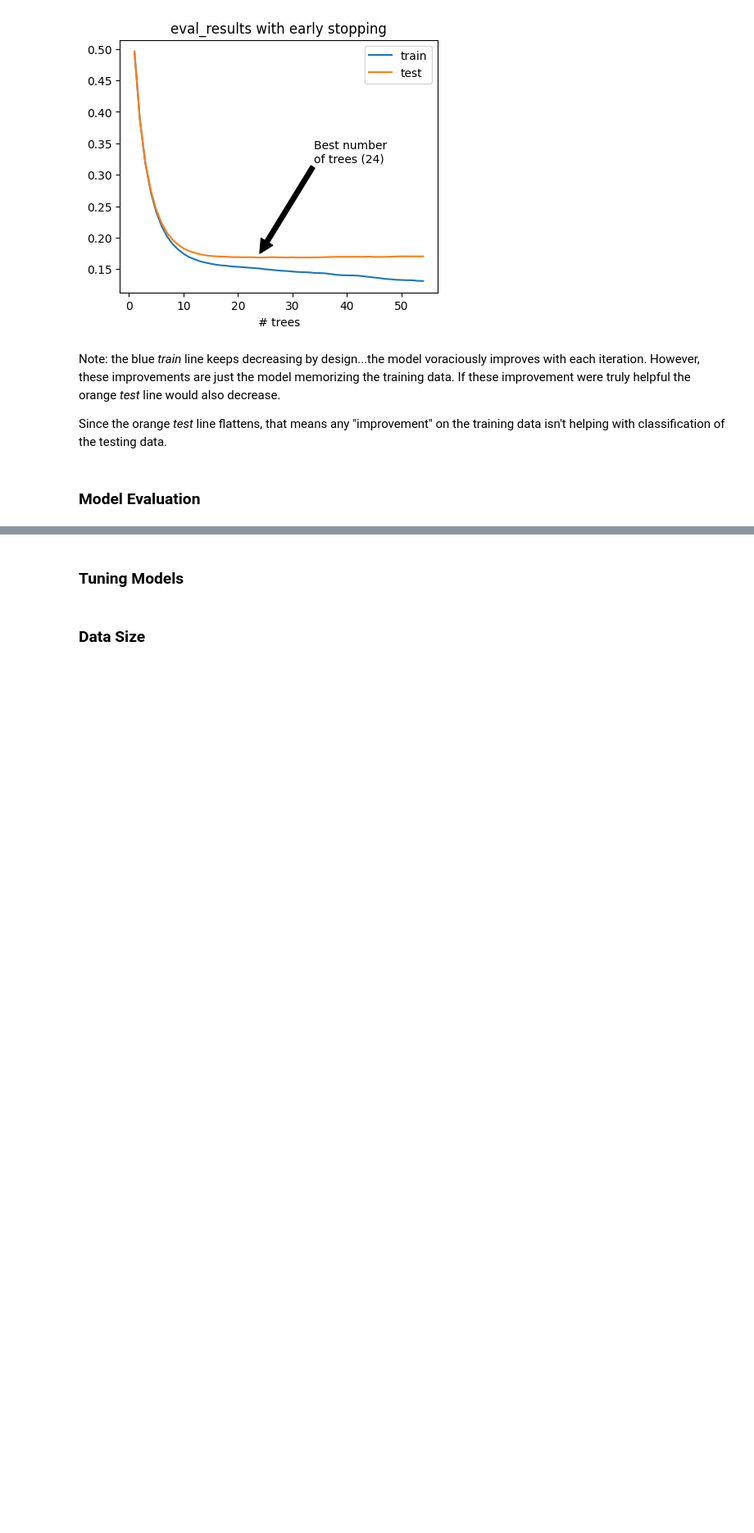
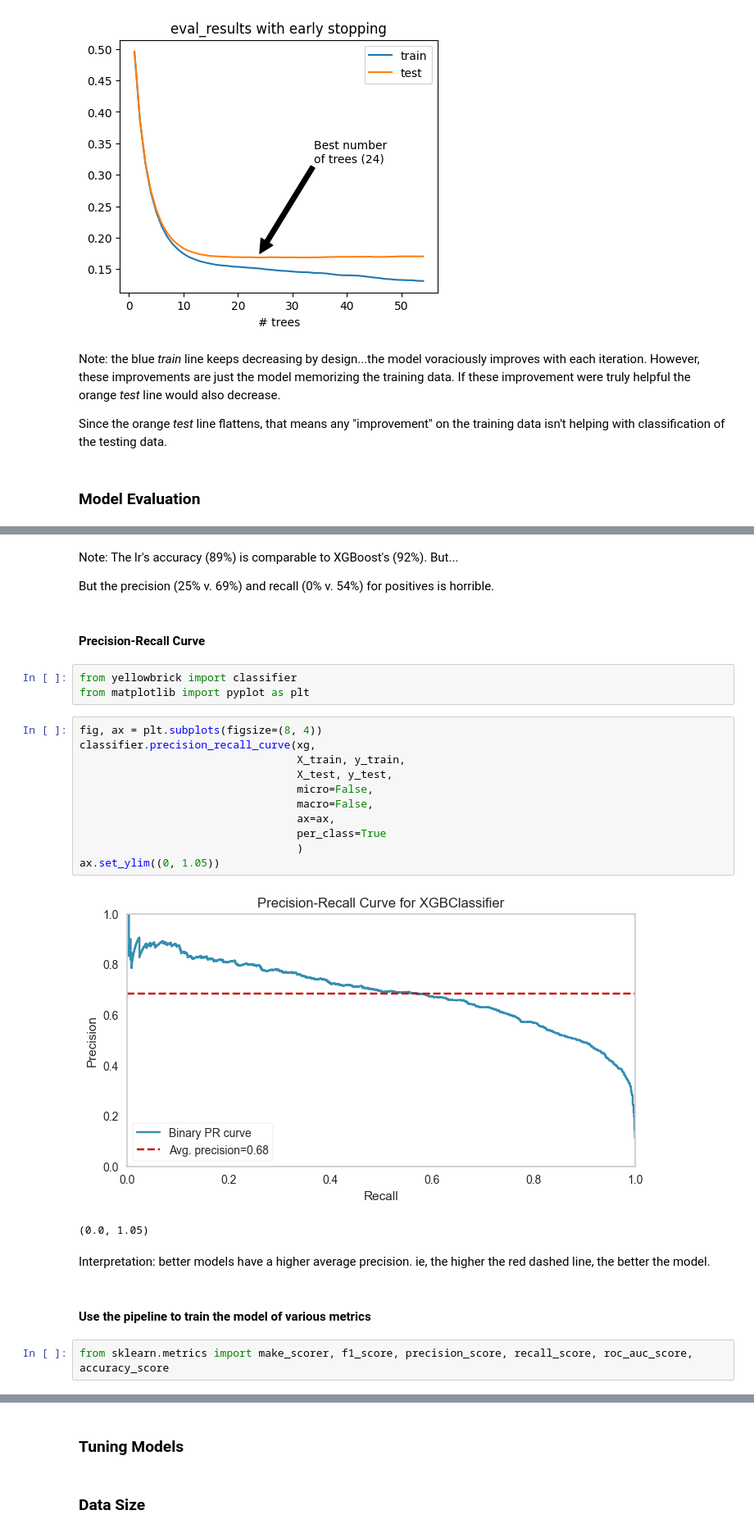
Before and after one commit to hfuhruhurr/effective-xgboost, a Jupyter notebook: dude.ipynb, the cells around one changed output, grey strips where cells are left out. Shown at 82% size. Drawn from its saved outputs; the diff is of its cells as text; blank space fills up the shorter version.

```diff
--- a/dude.ipynb
+++ b/dude.ipynb
@@ -561,0 +710,29 @@ Since the orange _test_ line flattens, that means any "improvement" on the train
+# %% [markdown]
+Note: The lr's accuracy (89%) is comparable to XGBoost's (92%). But...
+
+But the precision (25% v. 69%) and recall (0% v. 54%) for positives is horrible.
+# %% [markdown]
+#### Precision-Recall Curve
+# %%
+from yellowbrick import classifier
+from matplotlib import pyplot as plt
+# %%
+fig, ax = plt.subplots(figsize=(8, 4))
+classifier.precision_recall_curve(xg,
+                                  X_train, y_train,
+                                  X_test, y_test,
+                                  micro=False,
+                                  macro=False,
+                                  ax=ax,
+                                  per_class=True
+                                  )
+ax.set_ylim((0, 1.05))
+# %% [output]
+[figure, added]
+(0.0, 1.05)
+# %% [markdown]
+Interpretation: better models have a higher average precision.  ie, the higher the red dashed line, the better the model.
+# %% [markdown]
+#### Use the pipeline to train the model of various metrics
+# %%
+from sklearn.metrics import make_scorer, f1_score, precision_score, recall_score, roc_auc_score, accuracy_score
```
Also changed, not shown: parts of 28 cells of this notebook, 1 other file.
